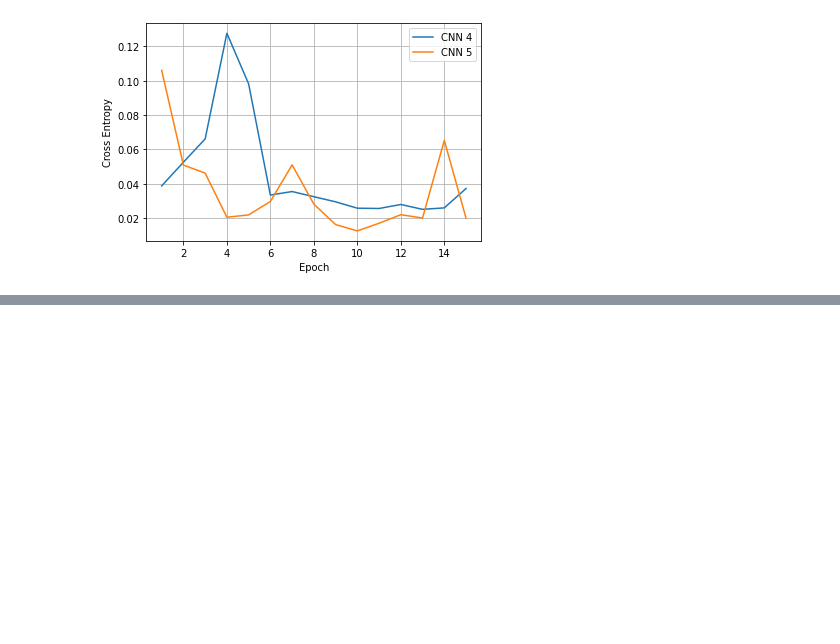
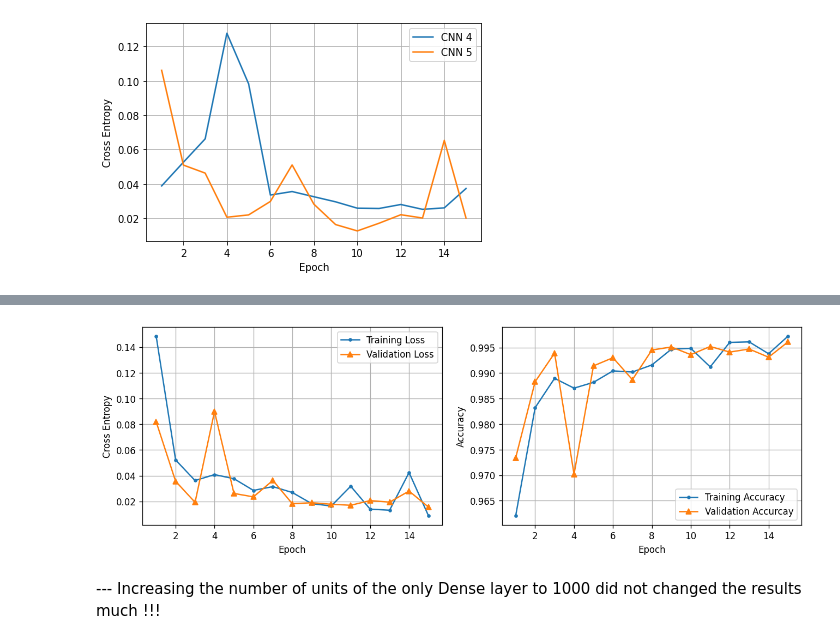
Before and after one commit to MostafaJahanian/DL_Projects, a Jupyter notebook: rice_image_classification_using_cnn.ipynb, the cells around one changed output, grey strips where cells are left out. Saved outputs shown, nothing was run; the diff lists cells and outputs as text; code cells hidden in the pictures; blank space fills up the shorter version.

```diff
--- a/rice_image_classification_using_cnn.ipynb
+++ b/rice_image_classification_using_cnn.ipynb
@@ -346,0 +349,23 @@ plt.show()
+# %%
+tf.random.set_seed(42)
+
+cnn_6 = keras.Sequential([
+    layers.Rescaling(1./255),
+    layers.RandomFlip(),
+    layers.RandomContrast(0.3),
+    layers.Conv2D(filters = 32, kernel_size = 3, activation = 'relu'),
+    layers.MaxPooling2D(pool_size = 2),
+    layers.Conv2D(filters = 64, kernel_size = 3, padding = 'same', activation = 'relu'),
+    layers.MaxPooling2D(pool_size = 2),
+    layers.Flatten(),
+    layers.Dense(1000, activation = 'relu'),
+    layers.Dense(5, activation = 'softmax')
+])
+
+cnn_6.compile(
+    loss = keras.losses.SparseCategoricalCrossentropy(),
+    optimizer = keras.optimizers.Adam(),
+    metrics = 'accuracy'
+)
+
+history_6 = cnn_6.fit(train_set, epochs = 15, validation_data = val_set)
@@ -346,0 +390,6 @@ plt.show()
+# %%
+plot_training_curves(pd.DataFrame(history_6.history))
+# %% [output]
+[figure, added]
+# %% [markdown]
+--- Increasing the number of units of the only Dense layer to 1000 did not changed the results much !!!
```
Also changed, not shown: parts of 6 cells of this notebook.
